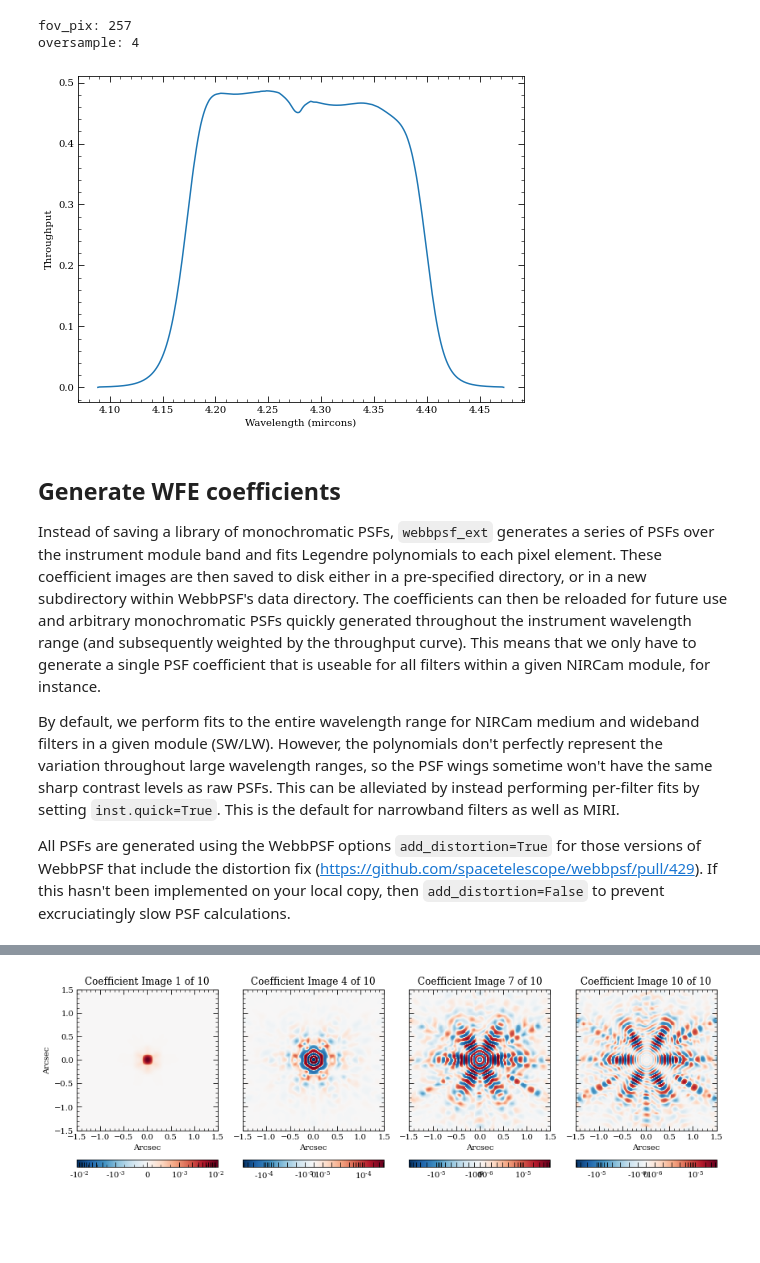
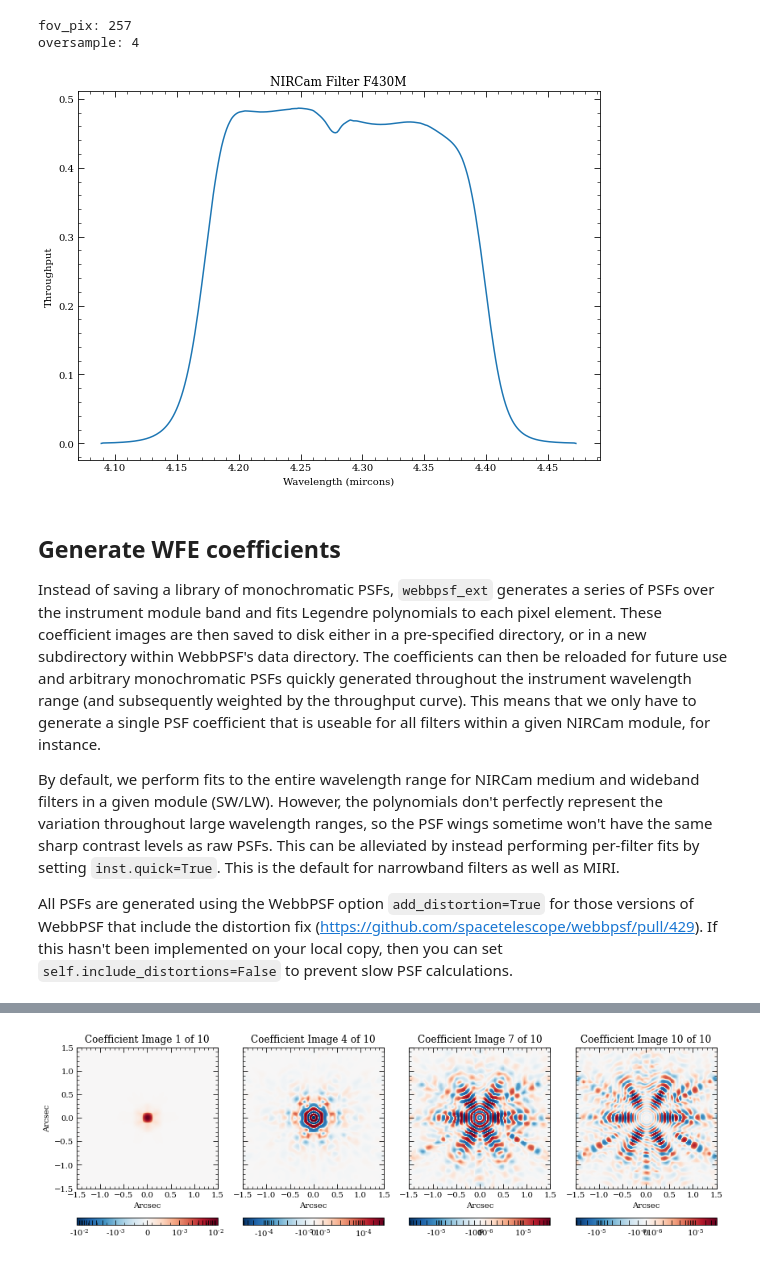
Before and after one commit to JarronL/webbpsf_ext, a Jupyter notebook: notebooks/Quick Start.ipynb, the cells around one changed output, grey strips where cells are left out. Cells and saved outputs as stored; diff of their text form; code cells hidden in the pictures; blank space fills up the shorter version.

```diff
--- a/notebooks/Quick Start.ipynb
+++ b/notebooks/Quick Start.ipynb
@@ -44,11 +43,15 @@ fov_pix: 257
 oversample: 4
 # %%
 # Filter bandpass throughput is accessisble via the `bandpass` attribute as a pysynphot object
-plt.plot(inst.bandpass.wave / 1e4, inst.bandpass.throughput)
-plt.xlabel('Wavelength (mircons)')
-plt.ylabel('Throughput');
+fig, ax = plt.subplots(1,1)
+ax.plot(inst.bandpass.wave / 1e4, inst.bandpass.throughput)
+ax.set_xlabel('Wavelength (mircons)')
+ax.set_ylabel('Throughput')
+ax.set_title(f'{inst.name} Filter {inst.filter}')
+
+fig.tight_layout()
 # %% [output]
-[figure, old version]
+[figure, new version]
 # %% [markdown]
 ## Generate WFE coefficients
 
@@ -56,7 +59,7 @@ Instead of saving a library of monochromatic PSFs, `webbpsf_ext` generates a ser
 
 By default, we perform fits to the entire wavelength range for NIRCam medium and wideband filters in a given module (SW/LW). However, the polynomials don't perfectly represent the variation throughout large wavelength ranges, so the PSF wings sometime won't have the same sharp contrast levels as raw PSFs. This can be alleviated by instead performing per-filter fits by setting `inst.quick=True`. This is the default for narrowband filters as well as MIRI.
 
-All PSFs are generated using the WebbPSF options `add_distortion=True` for those versions of WebbPSF that include the distortion fix (https://github.com/spacetelescope/webbpsf/pull/429). If this hasn't been implemented on your local copy, then `add_distortion=False` to prevent excruciatingly slow PSF calculations.
+All PSFs are generated using the WebbPSF option `add_distortion=True` for those versions of WebbPSF that include the distortion fix (https://github.com/spacetelescope/webbpsf/pull/429). If this hasn't been implemented on your local copy, then you can set `self.include_distortions=False` to prevent slow PSF calculations.
 # %%
 # Generate the PSF coefficients
 inst.gen_psf_coeff()
```
Also changed, not shown: parts of 7 cells of this notebook, 1 other file.
